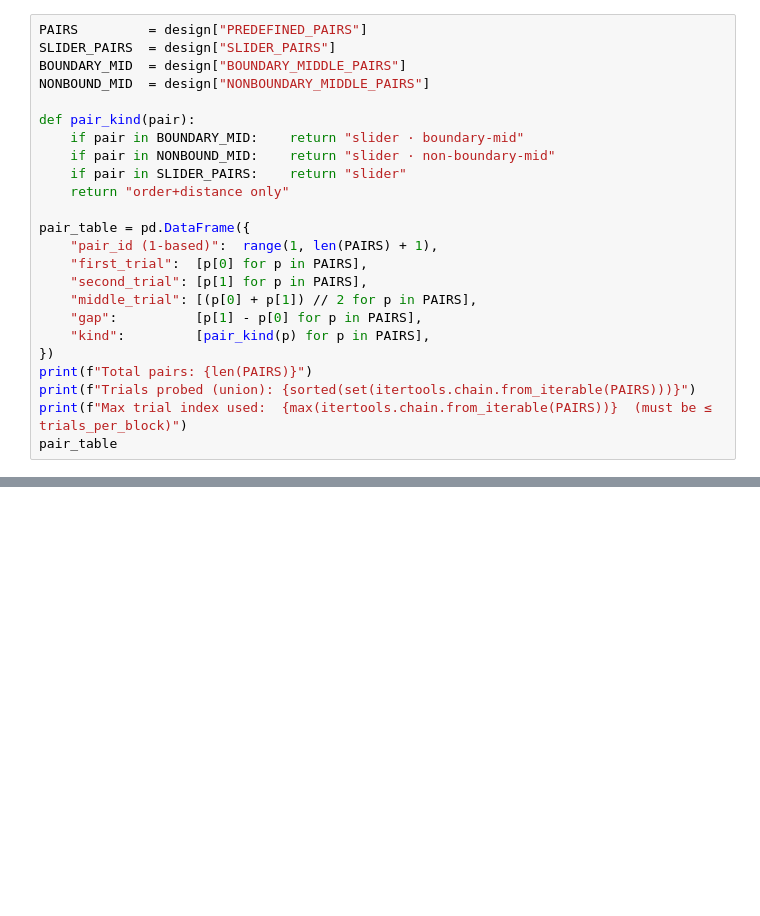
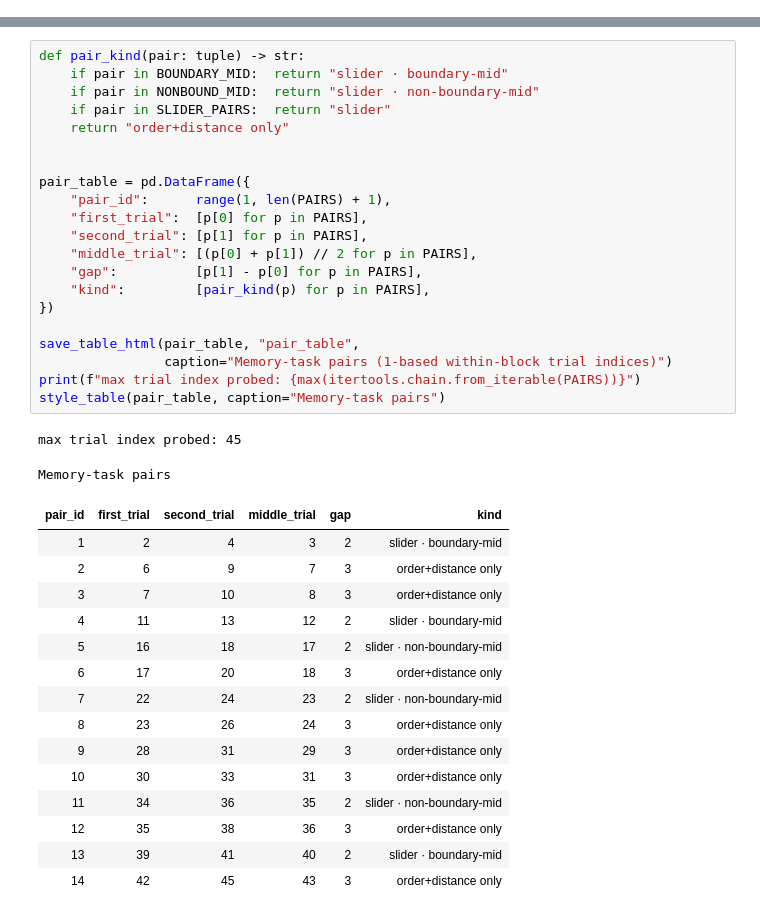
Before and after one commit to beaverjuly/DroneTask, a Jupyter notebook: inspect_task_design.ipynb, the cells around one changed output, grey strips where cells are left out. Cells and saved outputs as stored; diff of their text form; blank space fills up the shorter version.

```diff
--- a/inspect_task_design.ipynb
+++ b/inspect_task_design.ipynb
@@ -392,24 +0,0 @@ the middle item; among those, some straddle change points
-# %%
-PAIRS         = design["PREDEFINED_PAIRS"]
-SLIDER_PAIRS  = design["SLIDER_PAIRS"]
-BOUNDARY_MID  = design["BOUNDARY_MIDDLE_PAIRS"]
-NONBOUND_MID  = design["NONBOUNDARY_MIDDLE_PAIRS"]
-
-def pair_kind(pair):
-    if pair in BOUNDARY_MID:    return "slider · boundary-mid"
-    if pair in NONBOUND_MID:    return "slider · non-boundary-mid"
-    if pair in SLIDER_PAIRS:    return "slider"
-    return "order+distance only"
-
-pair_table = pd.DataFrame({
-    "pair_id (1-based)":  range(1, len(PAIRS) + 1),
-    "first_trial":  [p[0] for p in PAIRS],
-    "second_trial": [p[1] for p in PAIRS],
-    "middle_trial": [(p[0] + p[1]) // 2 for p in PAIRS],
-    "gap":          [p[1] - p[0] for p in PAIRS],
-    "kind":         [pair_kind(p) for p in PAIRS],
-})
-print(f"Total pairs: {len(PAIRS)}")
-print(f"Trials probed (union): {sorted(set(itertools.chain.from_iterable(PAIRS)))}")
-print(f"Max trial index used:  {max(itertools.chain.from_iterable(PAIRS))}  (must be ≤ trials_per_block)")
-pair_table
@@ -1443,0 +454,39 @@ Putting the static analysis together:
+# %%
+def pair_kind(pair: tuple) -> str:
+    if pair in BOUNDARY_MID:  return "slider · boundary-mid"
+    if pair in NONBOUND_MID:  return "slider · non-boundary-mid"
+    if pair in SLIDER_PAIRS:  return "slider"
+    return "order+distance only"
+
+
+pair_table = pd.DataFrame({
+    "pair_id":      range(1, len(PAIRS) + 1),
+    "first_trial":  [p[0] for p in PAIRS],
+    "second_trial": [p[1] for p in PAIRS],
+    "middle_trial": [(p[0] + p[1]) // 2 for p in PAIRS],
+    "gap":          [p[1] - p[0] for p in PAIRS],
+    "kind":         [pair_kind(p) for p in PAIRS],
+})
+
+save_table_html(pair_table, "pair_table",
+                caption="Memory-task pairs (1-based within-block trial indices)")
+print(f"max trial index probed: {max(itertools.chain.from_iterable(PAIRS))}")
+style_table(pair_table, caption="Memory-task pairs")
+# %% [output]
+max trial index probed: 45
+Memory-task pairs
+| pair_id | first_trial | second_trial | middle_trial | gap | kind |
+| 1 | 2 | 4 | 3 | 2 | slider · boundary-mid |
+| 2 | 6 | 9 | 7 | 3 | order+distance only |
+| 3 | 7 | 10 | 8 | 3 | order+distance only |
+| 4 | 11 | 13 | 12 | 2 | slider · boundary-mid |
+| 5 | 16 | 18 | 17 | 2 | slider · non-boundary-mid |
+| 6 | 17 | 20 | 18 | 3 | order+distance only |
+| 7 | 22 | 24 | 23 | 2 | slider · non-boundary-mid |
+| 8 | 23 | 26 | 24 | 3 | order+distance only |
+| 9 | 28 | 31 | 29 | 3 | order+distance only |
+| 10 | 30 | 33 | 31 | 3 | order+distance only |
+| 11 | 34 | 36 | 35 | 2 | slider · non-boundary-mid |
+| 12 | 35 | 38 | 36 | 3 | order+distance only |
+| 13 | 39 | 41 | 40 | 2 | slider · boundary-mid |
+| 14 | 42 | 45 | 43 | 3 | order+distance only |
```
Also changed, not shown: parts of 74 cells of this notebook, 16 other files.
